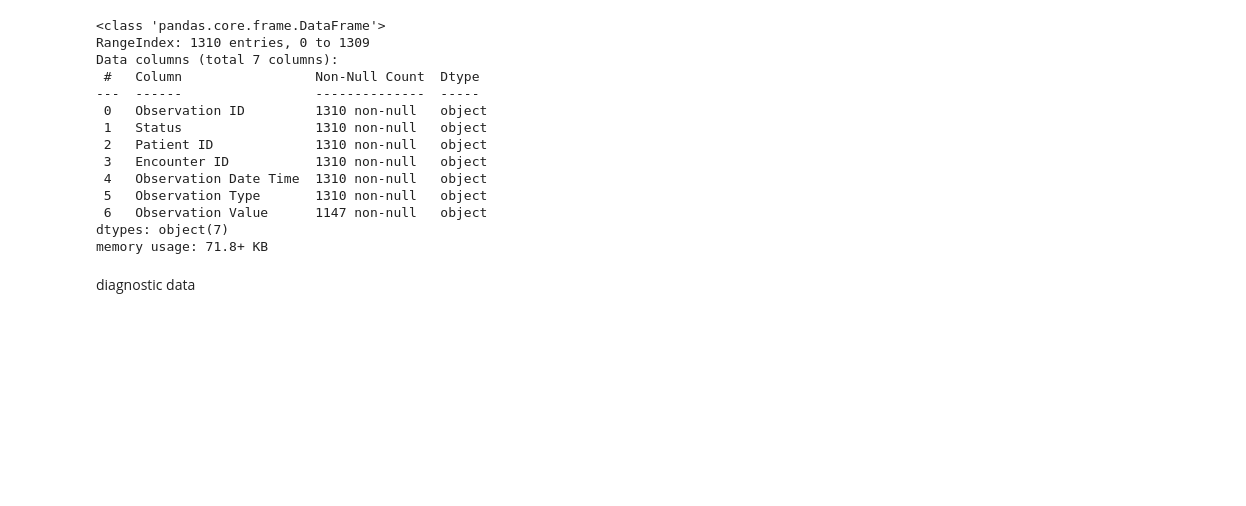
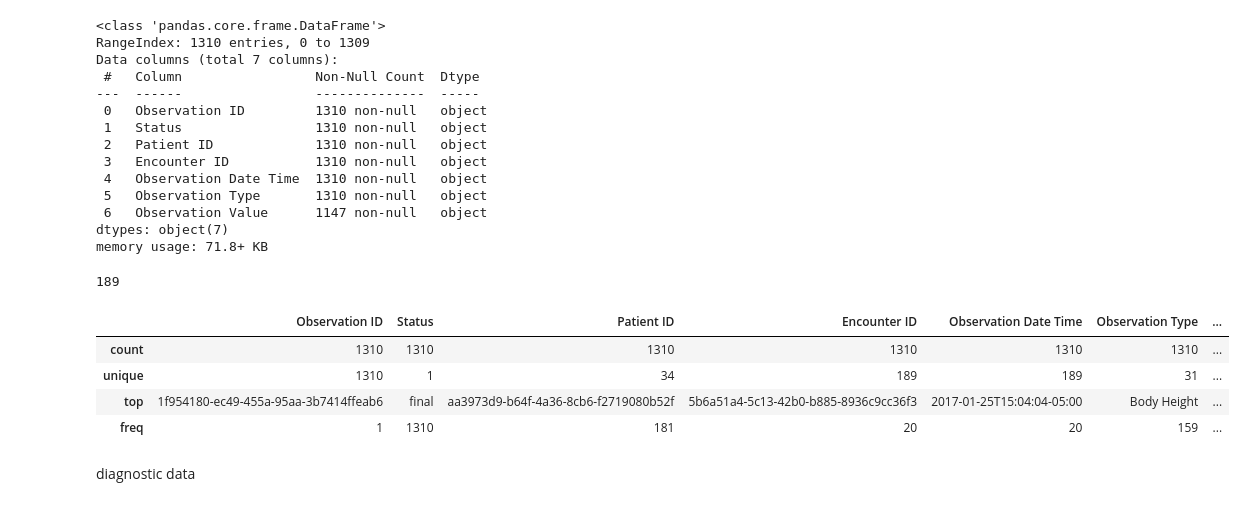
Before and after one commit to nischalmainali21/python_image_task, a Jupyter notebook: health_task/observation.ipynb, the cells around one changed output. Drawn from its saved outputs; the diff is of its cells as text; code cells hidden in the pictures; blank space fills up the shorter version.

```diff
--- a/health_task/observation.ipynb
+++ b/health_task/observation.ipynb
@@ -192,6 +194,18 @@ Data columns (total 7 columns):
  6   Observation Value      1147 non-null   object
 dtypes: object(7)
 memory usage: 71.8+ KB
+# %%
+len(result_df['Encounter ID'].unique())
+# %% [output]
+189
+# %%
+result_df.describe()
+# %% [output]
+|  | Observation ID | Status | Patient ID | Encounter ID | Observation Date Time | Observation Type | ... |
+| count | 1310 | 1310 | 1310 | 1310 | 1310 | 1310 | ... |
+| unique | 1310 | 1 | 34 | 189 | 189 | 31 | ... |
+| top | 1f954180-ec49-455a-95aa-3b7414ffeab6 | final | aa3973d9-b64f-4a36-8cb6-f2719080b52f | 5b6a51a4-5c13-42b0-b885-8936c9cc36f3 | 2017-01-25T15:04:04-05:00 | Body Height | ... |
+| freq | 1 | 1310 | 181 | 20 | 20 | 159 | ... |
 # %% [markdown]
 diagnostic data
 # %%
```
Also changed, not shown: parts of 19 cells of this notebook.
